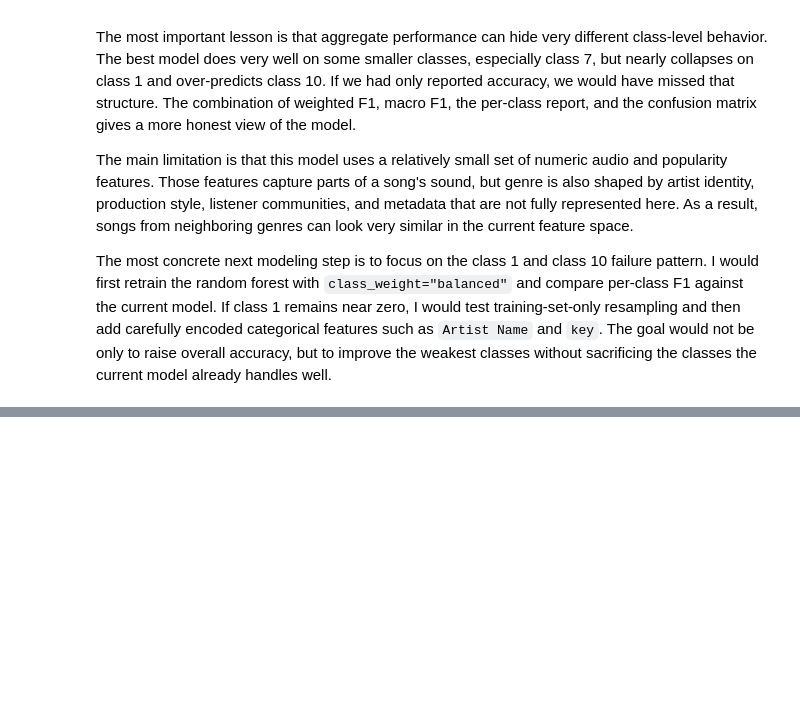
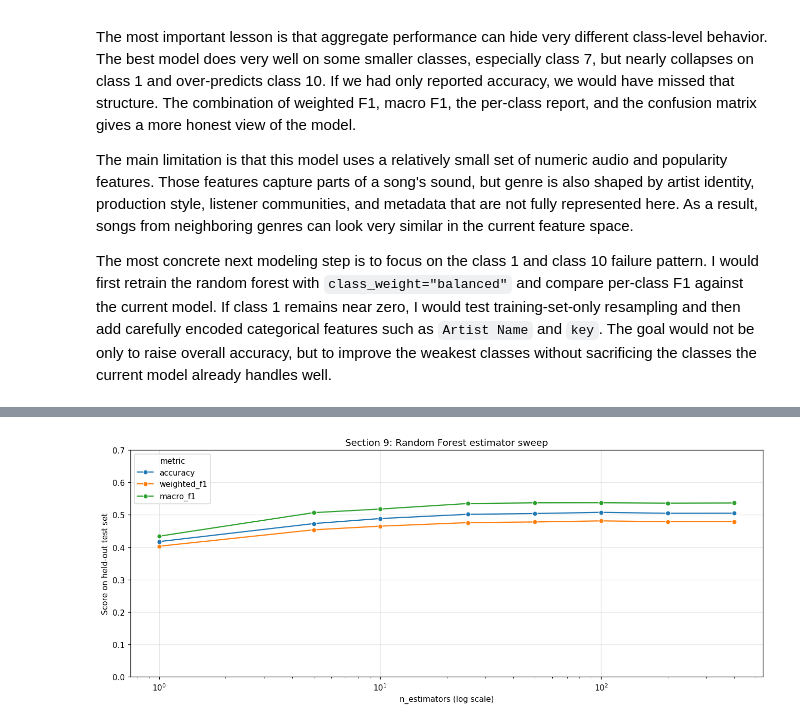
Before and after one commit to 7u4n10/ml-music-class, a Jupyter notebook: notebooks/project_part_3_Team_#.ipynb, the cells around one changed output, grey strips where cells are left out. Saved outputs shown, nothing was run; the diff lists cells and outputs as text; code cells hidden in the pictures; blank space fills up the shorter version.

```diff
--- a/notebooks/project_part_3_Team_1.ipynb
+++ b/notebooks/project_part_3_Team_#.ipynb
@@ -628,0 +779,28 @@ The most concrete next modeling step is to focus on the class 1 and class 10 fai
+# %%
+# Plot 2: Random forest estimator curves
+rf_df = sweep_df[sweep_df["family"] == "RandomForest"].copy()
+rf_long = rf_df.melt(
+    id_vars=["family", "x_name", "x_value"],
+    value_vars=["accuracy", "weighted_f1", "macro_f1"],
+    var_name="metric",
+    value_name="score",
+)
+
+plt.figure(figsize=(12, 5), dpi=DPI)
+sns.lineplot(
+    data=rf_long,
+    x="x_value",
+    y="score",
+    hue="metric",
+    marker="o",
+)
+plt.xscale("log")
+plt.title("Section 9: Random Forest estimator sweep")
+plt.xlabel("n_estimators (log scale)")
+plt.ylabel("Score on held-out test set")
+plt.ylim(0, 0.7)
+plt.grid(alpha=0.3)
+plt.tight_layout()
+plt.show()
+# %% [output]
+[figure, added]
```
Also changed, not shown: parts of 16 cells of this notebook.
